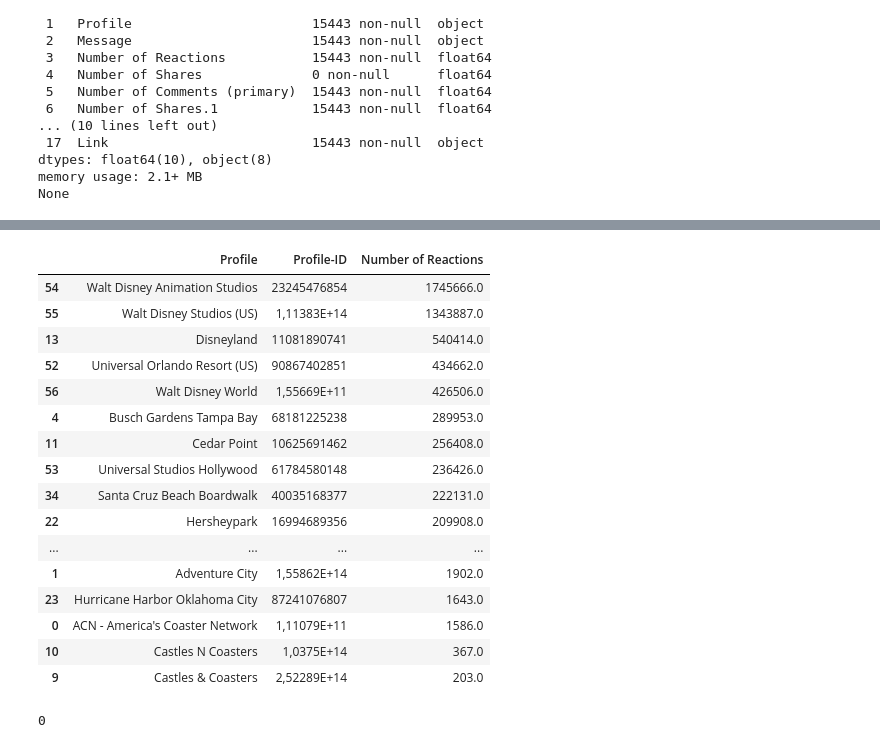
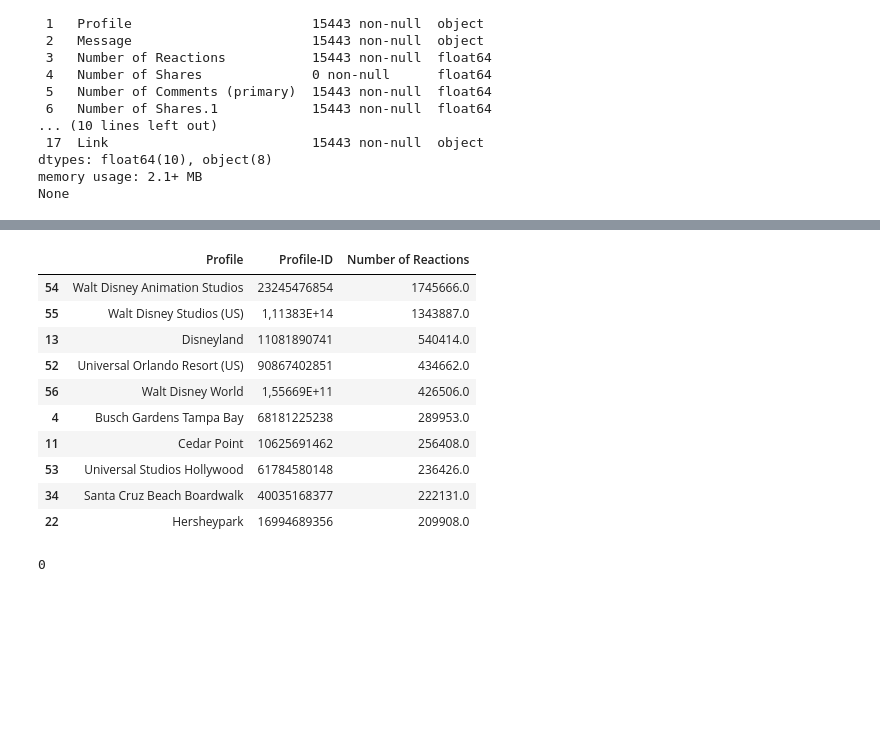
Before and after one commit to alvaarro/DigitalMarketingStrategy, a Jupyter notebook: Dataframes.ipynb, the cells around one changed output, grey strips where cells are left out. Drawn from its saved outputs; the diff is of its cells as text; code cells hidden in the pictures; blank space fills up the shorter version.

```diff
--- a/Dataframes.ipynb
+++ b/Dataframes.ipynb
@@ -102,31 +82,25 @@ Name: count, dtype: int64
 # %%
 # Assuming merged_df is your DataFrame
 
 # Sum up the number of reactions for each profile
 reactions_sum = merged_df.groupby(['Profile', 'Profile-ID'])['Number of Reactions'].sum().reset_index()
 
 # Sort profiles by the number of reactions in descending order and get the top 100
 top_profiles = reactions_sum.sort_values('Number of Reactions', ascending=False).head(100)
 
-top_profiles
+top_profiles.head(10)
 # %% [output]
 |  | Profile | Profile-ID | Number of Reactions |
 | 54 | Walt Disney Animation Studios | 23245476854 | 1745666.0 |
 | 55 | Walt Disney Studios (US) | 1,11383E+14 | 1343887.0 |
 | 13 | Disneyland | 11081890741 | 540414.0 |
 | 52 | Universal Orlando Resort (US) | 90867402851 | 434662.0 |
 | 56 | Walt Disney World | 1,55669E+11 | 426506.0 |
 | 4 | Busch Gardens Tampa Bay | 68181225238 | 289953.0 |
 | 11 | Cedar Point | 10625691462 | 256408.0 |
 | 53 | Universal Studios Hollywood | 61784580148 | 236426.0 |
 | 34 | Santa Cruz Beach Boardwalk | 40035168377 | 222131.0 |
 | 22 | Hersheypark | 16994689356 | 209908.0 |
-| ... | ... | ... | ... |
-| 1 | Adventure City | 1,55862E+14 | 1902.0 |
-| 23 | Hurricane Harbor Oklahoma City | 87241076807 | 1643.0 |
-| 0 | ACN - America's Coaster Network | 1,11079E+11 | 1586.0 |
-| 10 | Castles N Coasters | 1,0375E+14 | 367.0 |
-| 9 | Castles & Coasters | 2,52289E+14 | 203.0 |
 # %%
 # Count the number of unique 'Disneyland' profiles based on unique 'Profile-ID's
 disneyland_unique_count = merged_df[merged_df['Profile'] == 'Nagashima Spa Land'].drop_duplicates(subset=['Profile-ID']).shape[0]
```
Also changed, not shown: parts of 15 cells of this notebook.
